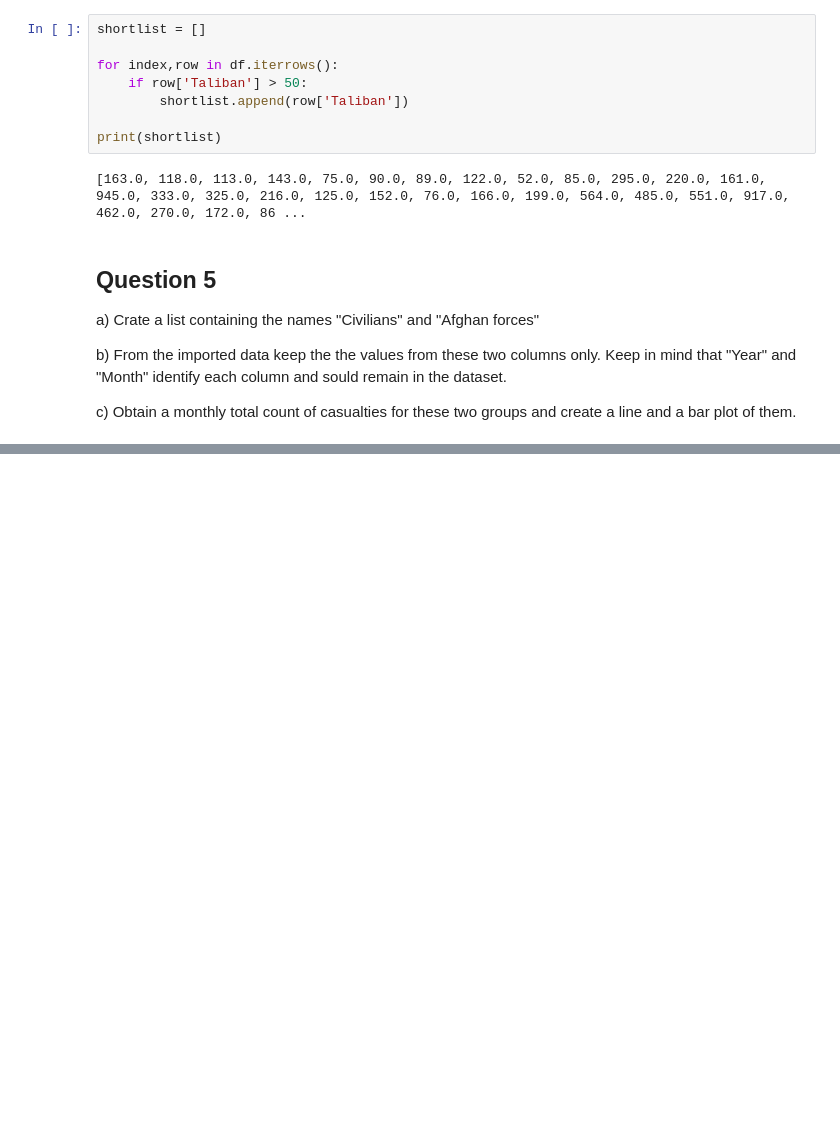
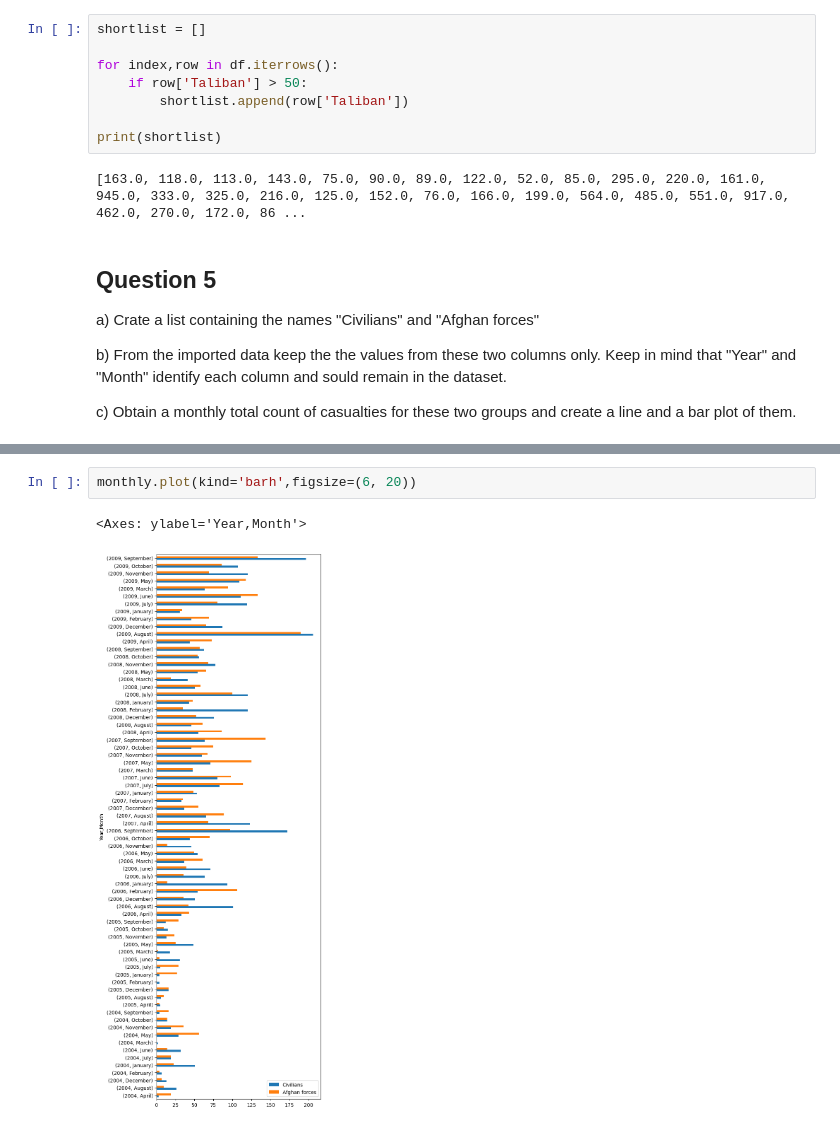
Before and after one commit to mannan272/data1, a Jupyter notebook: lab-01/Assignment2.ipynb, the cells around one changed output, grey strips where cells are left out. Drawn from its saved outputs; the diff is of its cells as text; blank space fills up the shorter version.

```diff
--- a/lab-01/Assignment2.ipynb
+++ b/lab-01/Assignment2.ipynb
@@ -212,0 +210,5 @@ print(df2)
+# %%
+monthly.plot(kind='barh',figsize=(6, 20))
+# %% [output]
+<Axes: ylabel='Year,Month'>
+[figure, added]
```
Also changed, not shown: parts of 9 cells of this notebook.
